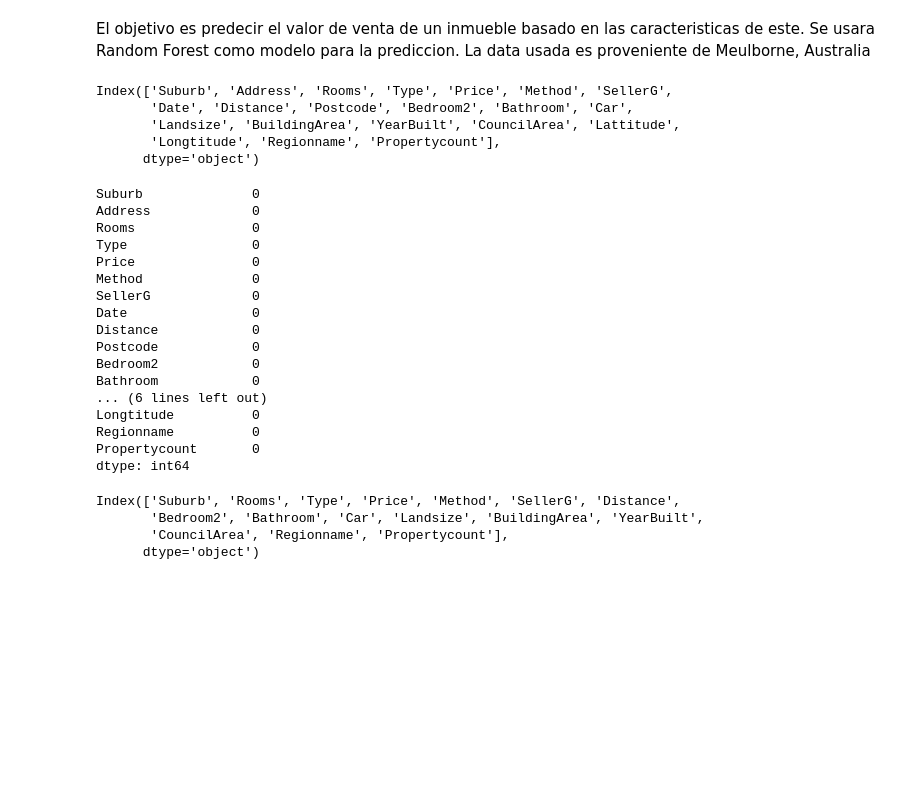
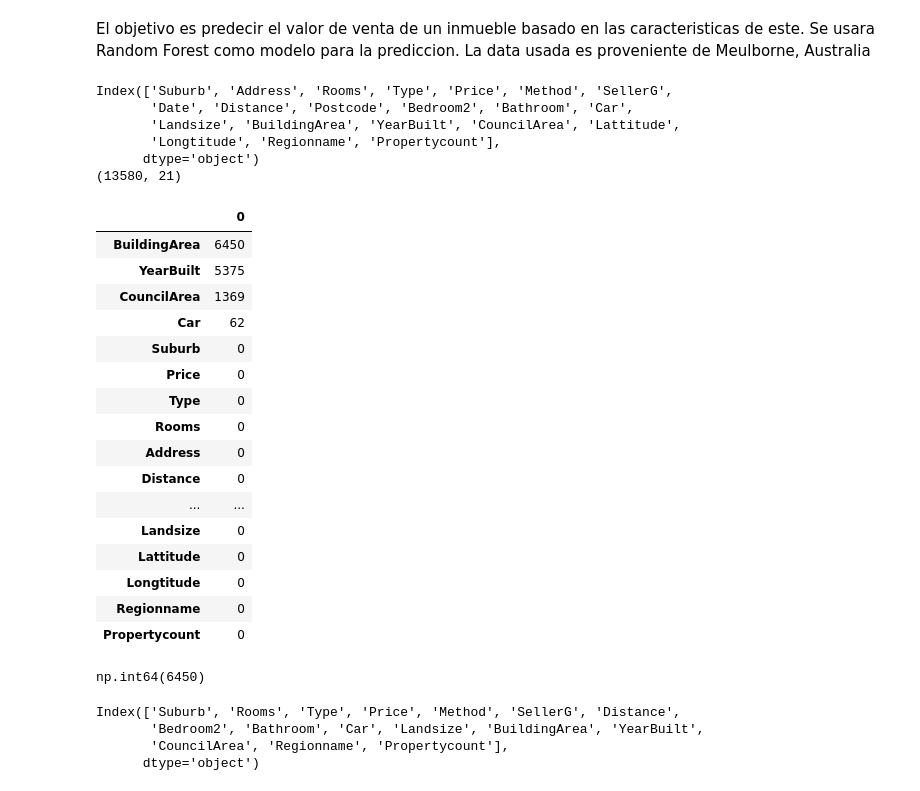
Before and after one commit to Nimbus-commints/Data-Science-Proyectos, a Jupyter notebook: Prediccion de Precios de Casas/Prediccion_Casas.ipynb, the cells around one changed output. Saved outputs shown, nothing was run; the diff lists cells and outputs as text; code cells hidden in the pictures; blank space fills up the shorter version.

```diff
--- a/Prediccion de Precios de Casas/Prediccion_Casas.ipynb
+++ b/Prediccion de Precios de Casas/Prediccion_Casas.ipynb
@@ -18,33 +18,39 @@ import numpy as np
 house_data = pd.read_csv('melb_data.csv')
 # print(house_data.head())
 print(house_data.columns)
+print(house_data.shape)
 # %% [output]
 Index(['Suburb', 'Address', 'Rooms', 'Type', 'Price', 'Method', 'SellerG',
        'Date', 'Distance', 'Postcode', 'Bedroom2', 'Bathroom', 'Car',
        'Landsize', 'BuildingArea', 'YearBuilt', 'CouncilArea', 'Lattitude',
        'Longtitude', 'Regionname', 'Propertycount'],
       dtype='object')
+(13580, 21)
 # %%
 # verificacion de data nula
-house_data.isnull().sum()
+pd.DataFrame(house_data.isnull().sum().sort_values(ascending=False))
 # %% [output]
-Suburb              0
-Address             0
-Rooms               0
-Type                0
-Price               0
-Method              0
-SellerG             0
-Date                0
-Distance            0
-Postcode            0
-Bedroom2            0
-Bathroom            0
-... (6 lines left out)
-Longtitude          0
-Regionname          0
-Propertycount       0
-dtype: int64
+|  | 0 |
+| BuildingArea | 6450 |
+| YearBuilt | 5375 |
+| CouncilArea | 1369 |
+| Car | 62 |
+| Suburb | 0 |
+| Price | 0 |
+| Type | 0 |
+| Rooms | 0 |
+| Address | 0 |
+| Distance | 0 |
+| ... | ... |
+| Landsize | 0 |
+| Lattitude | 0 |
+| Longtitude | 0 |
+| Regionname | 0 |
+| Propertycount | 0 |
+# %%
+house_data['BuildingArea'].isnull().sum()
+# %% [output]
+np.int64(6450)
 # %%
 # Se elimina los features que no son relevantes para el modelo
 house_data.drop(['Address','Date','Postcode','Lattitude','Longtitude'],inplace=True,axis=1)
```
Also changed, not shown: parts of 12 cells of this notebook.
